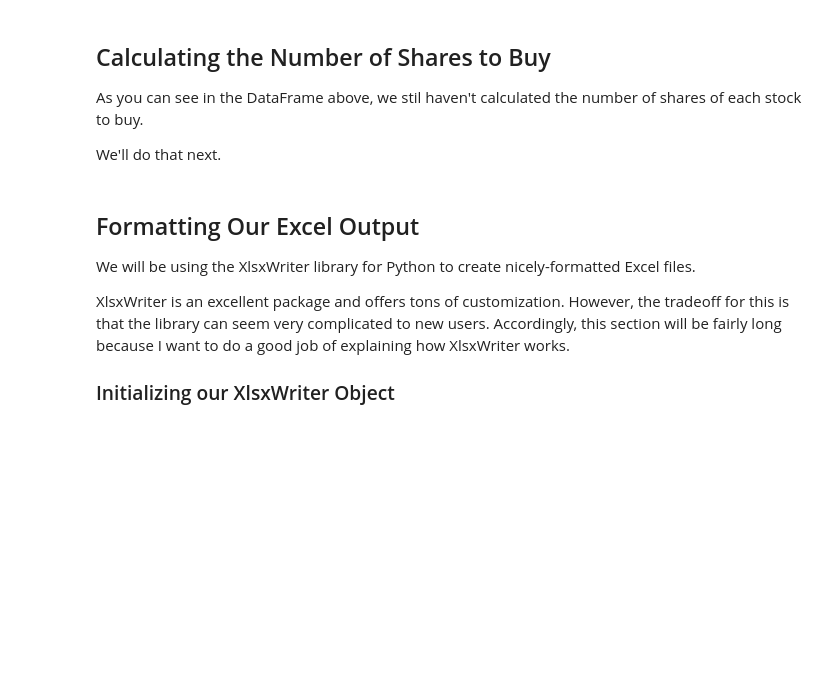
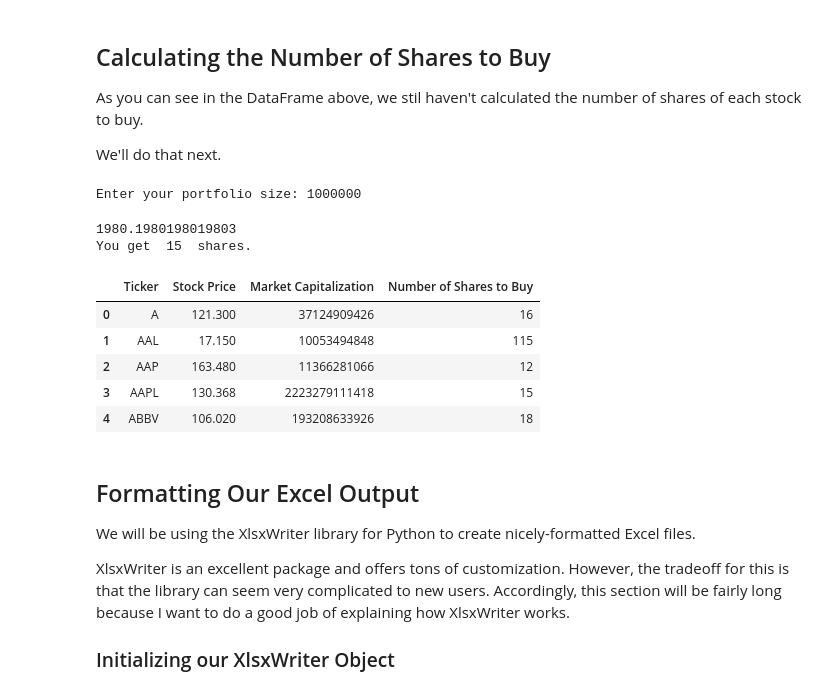
Before and after one commit to nickmccullum/algorithmic-trading-python, a Jupyter notebook: starter_files/001_equal_weight_S&P_500.ipynb, the cells around one changed output. Cells and saved outputs as stored; diff of their text form; code cells hidden in the pictures; blank space fills up the shorter version.

```diff
--- a/starter_files/001_equal_weight_S&P_500.ipynb
+++ b/starter_files/001_equal_weight_S&P_500.ipynb
@@ -250,3 +261,35 @@ final_dataframe.head()
 As you can see in the DataFrame above, we stil haven't calculated the number of shares of each stock to buy.
 
 We'll do that next.
+# %%
+portfolio_size = input("Enter your portfolio size: ")
+
+try:
+    val = float(portfolio_size)
+except ValueError:
+    print("Enter the portfolio size in numerical form.")
+    portfolio_size = input("Enter your portfolio size: ")
+    val = float(portfolio_size)
+# %% [output]
+Enter your portfolio size: 1000000
+# %%
+position_size = val/len(final_dataframe.Ticker)
+print(position_size)
+
+number_of_apple_shares = position_size/final_dataframe[final_dataframe["Ticker"]=='AAPL']["Stock Price"]
+print("You get ", math.floor(number_of_apple_shares), " shares." )
+# %% [output]
+1980.1980198019803
+You get  15  shares.
+# %%
+for i in range(0, len(final_dataframe.index)):
+    final_dataframe.loc[i, "Number of Shares to Buy"] = math.floor(position_size/final_dataframe.loc[i, "Stock Price"])
+
+final_dataframe.head()
+# %% [output]
+|  | Ticker | Stock Price | Market Capitalization | Number of Shares to Buy |
+| 0 | A | 121.300 | 37124909426 | 16 |
+| 1 | AAL | 17.150 | 10053494848 | 115 |
+| 2 | AAP | 163.480 | 11366281066 | 12 |
+| 3 | AAPL | 130.368 | 2223279111418 | 15 |
+| 4 | ABBV | 106.020 | 193208633926 | 18 |
```
Also changed, not shown: parts of 10 cells of this notebook.
